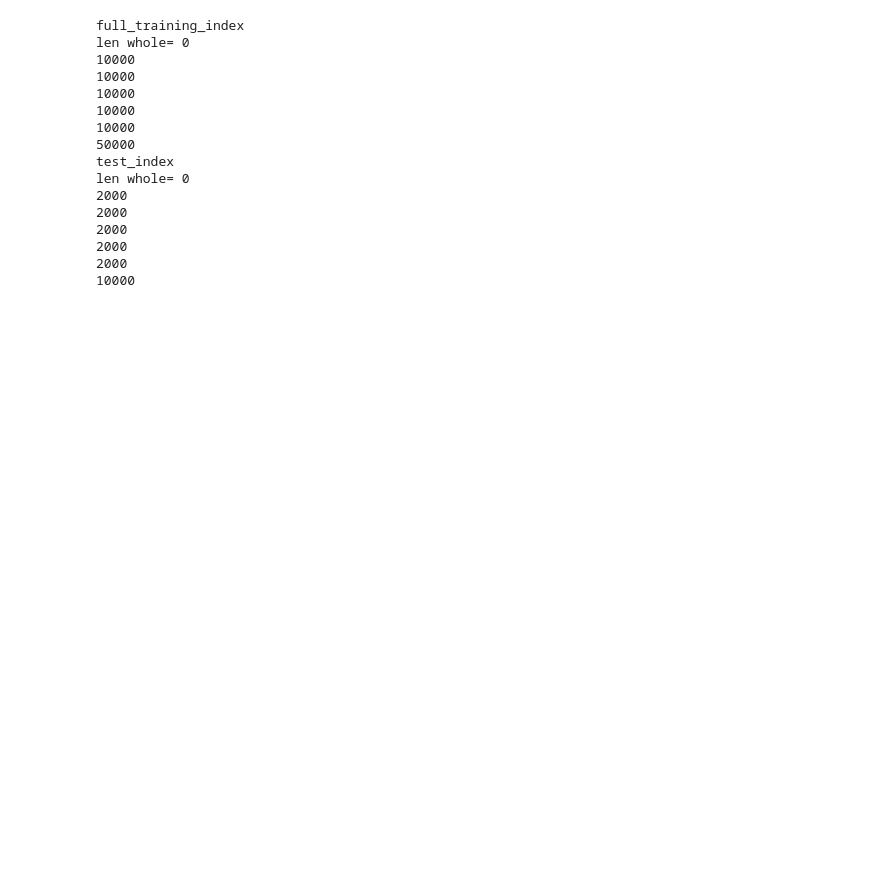
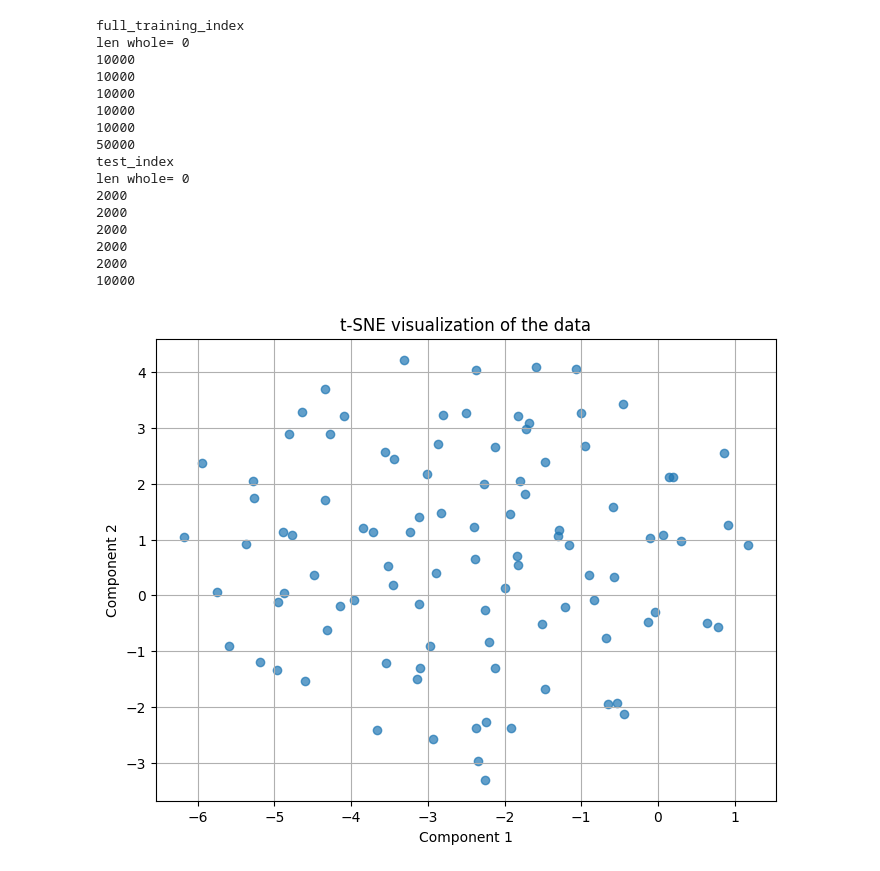
Before and after one commit to Siradmehr/Fed-SCRUB, a Jupyter notebook: src/dataloaders/test_indexing_seperation.ipynb, the cells around one changed output. Saved outputs shown, nothing was run; the diff lists cells and outputs as text; code cells hidden in the pictures; blank space fills up the shorter version.

```diff
--- a/src/dataloaders/test_indexing_seperation.ipynb
+++ b/src/dataloaders/test_indexing_seperation.ipynb
@@ -355,3 +355,29 @@ len whole= 0
 2000
 2000
 10000
+# %%
+# Import necessary libraries
+from sklearn.manifold import TSNE
+import matplotlib.pyplot as plt
+import numpy as np
+
+# Generate a synthetic dataset (100 samples, 50 features)
+# In practice, replace this with your actual data matrix X
+X = np.random.rand(100, 50)
+
+# Initialize t-SNE with desired parameters
+tsne = TSNE(n_components=2, perplexity=30, learning_rate=200, random_state=42)
+
+# Fit and transform the data using t-SNE
+X_embedded = tsne.fit_transform(X)
+
+# Visualize the results
+plt.figure(figsize=(8, 6))
+plt.scatter(X_embedded[:, 0], X_embedded[:, 1], alpha=0.7)
+plt.title('t-SNE visualization of the data')
+plt.xlabel('Component 1')
+plt.ylabel('Component 2')
+plt.grid(True)
+plt.show()
+# %% [output]
+[figure, added]
```
Also changed, not shown: 33 other files.
